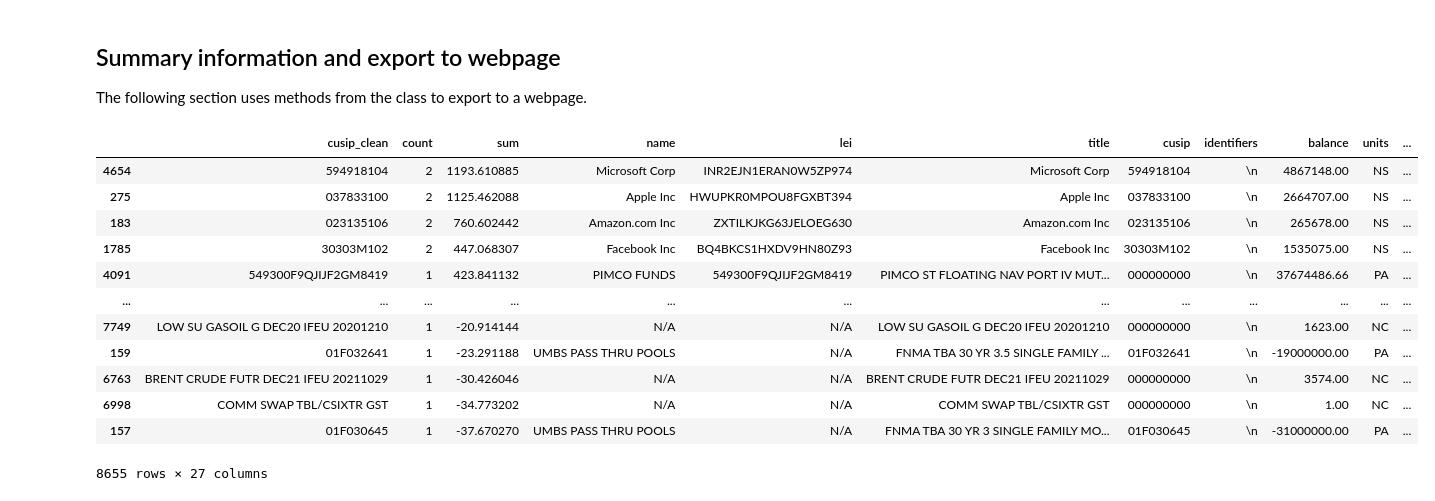
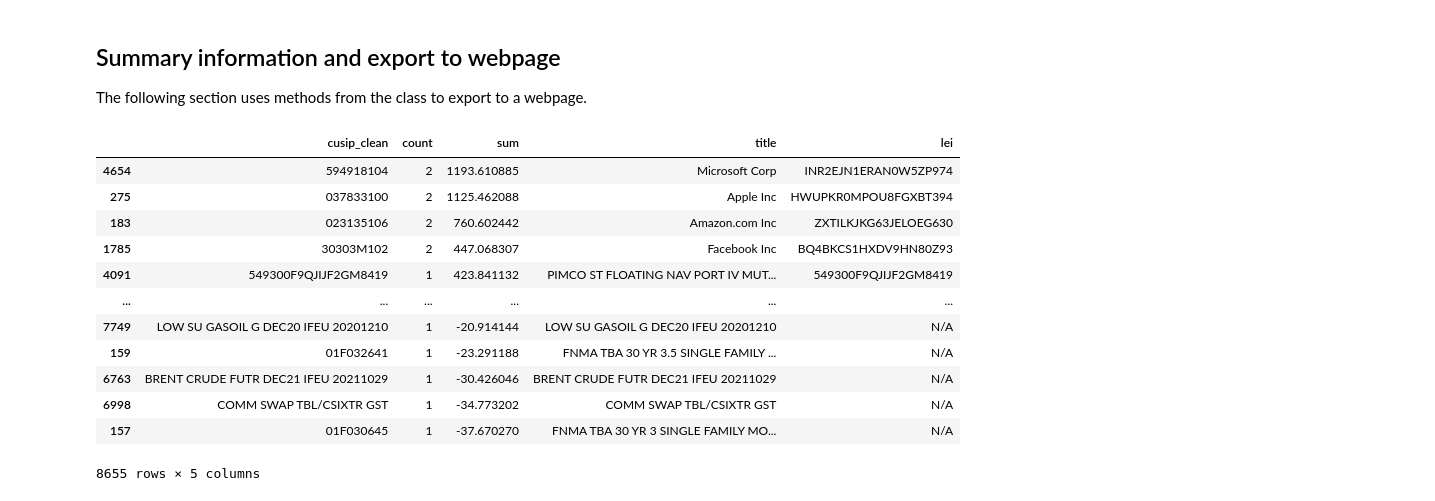
Before and after one commit to Polkaguy/SEC-NPORT-scrape, a Jupyter notebook: 05-Compare Holdings.ipynb, the cells around one changed output. Saved outputs shown, nothing was run; the diff lists cells and outputs as text; code cells hidden in the pictures.

```diff
--- a/05-Compare Holdings.ipynb
+++ b/05-Compare Holdings.ipynb
@@ -348,23 +352,23 @@ The following section uses methods from the class to export to a webpage.
 # %%
 cusips = holds.all_NPORT.fillna(0).groupby('cusip_clean',as_index=False)['PortfolioValue'].agg(['count','sum'])
 
 # Get just the first record for CUSIPS that are duplicated.
 # This prevents an accidental one to many join.
 mask = ~holds.all_NPORT['cusip_clean'].duplicated()
 
-cusips = cusips.merge(holds.all_NPORT[mask],on='cusip_clean')
+cusips = cusips.merge(holds.all_NPORT[mask][['cusip_clean','title','lei']],on='cusip_clean')
 cusips.sort_values('sum',ascending=False)
 # %% [output]
-|  | cusip_clean | count | sum | name | lei | title | cusip | identifiers | balance | units | ... |
-| 4654 | 594918104 | 2 | 1193.610885 | Microsoft Corp | INR2EJN1ERAN0W5ZP974 | Microsoft Corp | 594918104 | \n | 4867148.00 | NS | ... |
-| 275 | 037833100 | 2 | 1125.462088 | Apple Inc | HWUPKR0MPOU8FGXBT394 | Apple Inc | 037833100 | \n | 2664707.00 | NS | ... |
-| 183 | 023135106 | 2 | 760.602442 | Amazon.com Inc | ZXTILKJKG63JELOEG630 | Amazon.com Inc | 023135106 | \n | 265678.00 | NS | ... |
-| 1785 | 30303M102 | 2 | 447.068307 | Facebook Inc | BQ4BKCS1HXDV9HN80Z93 | Facebook Inc | 30303M102 | \n | 1535075.00 | NS | ... |
-| 4091 | 549300F9QJIJF2GM8419 | 1 | 423.841132 | PIMCO FUNDS | 549300F9QJIJF2GM8419 | PIMCO ST FLOATING NAV PORT IV MUT... | 000000000 | \n | 37674486.66 | PA | ... |
-| ... | ... | ... | ... | ... | ... | ... | ... | ... | ... | ... | ... |
-| 7749 | LOW SU GASOIL G DEC20 IFEU 20201210 | 1 | -20.914144 | N/A | N/A | LOW SU GASOIL G DEC20 IFEU 20201210 | 000000000 | \n | 1623.00 | NC | ... |
-| 159 | 01F032641 | 1 | -23.291188 | UMBS PASS THRU POOLS | N/A | FNMA TBA 30 YR 3.5 SINGLE FAMILY ... | 01F032641 | \n | -19000000.00 | PA | ... |
-| 6763 | BRENT CRUDE FUTR DEC21 IFEU 20211029 | 1 | -30.426046 | N/A | N/A | BRENT CRUDE FUTR DEC21 IFEU 20211029 | 000000000 | \n | 3574.00 | NC | ... |
-| 6998 | COMM SWAP TBL/CSIXTR GST | 1 | -34.773202 | N/A | N/A | COMM SWAP TBL/CSIXTR GST | 000000000 | \n | 1.00 | NC | ... |
-| 157 | 01F030645 | 1 | -37.670270 | UMBS PASS THRU POOLS | N/A | FNMA TBA 30 YR 3 SINGLE FAMILY MO... | 01F030645 | \n | -31000000.00 | PA | ... |
+|  | cusip_clean | count | sum | title | lei |
+| 4654 | 594918104 | 2 | 1193.610885 | Microsoft Corp | INR2EJN1ERAN0W5ZP974 |
+| 275 | 037833100 | 2 | 1125.462088 | Apple Inc | HWUPKR0MPOU8FGXBT394 |
+| 183 | 023135106 | 2 | 760.602442 | Amazon.com Inc | ZXTILKJKG63JELOEG630 |
+| 1785 | 30303M102 | 2 | 447.068307 | Facebook Inc | BQ4BKCS1HXDV9HN80Z93 |
+| 4091 | 549300F9QJIJF2GM8419 | 1 | 423.841132 | PIMCO ST FLOATING NAV PORT IV MUT... | 549300F9QJIJF2GM8419 |
+| ... | ... | ... | ... | ... | ... |
+| 7749 | LOW SU GASOIL G DEC20 IFEU 20201210 | 1 | -20.914144 | LOW SU GASOIL G DEC20 IFEU 20201210 | N/A |
+| 159 | 01F032641 | 1 | -23.291188 | FNMA TBA 30 YR 3.5 SINGLE FAMILY ... | N/A |
+| 6763 | BRENT CRUDE FUTR DEC21 IFEU 20211029 | 1 | -30.426046 | BRENT CRUDE FUTR DEC21 IFEU 20211029 | N/A |
+| 6998 | COMM SWAP TBL/CSIXTR GST | 1 | -34.773202 | COMM SWAP TBL/CSIXTR GST | N/A |
+| 157 | 01F030645 | 1 | -37.670270 | FNMA TBA 30 YR 3 SINGLE FAMILY MO... | N/A |
-8655 rows × 27 columns
+8655 rows × 5 columns
```
Also changed, not shown: parts of 12 cells of this notebook.
